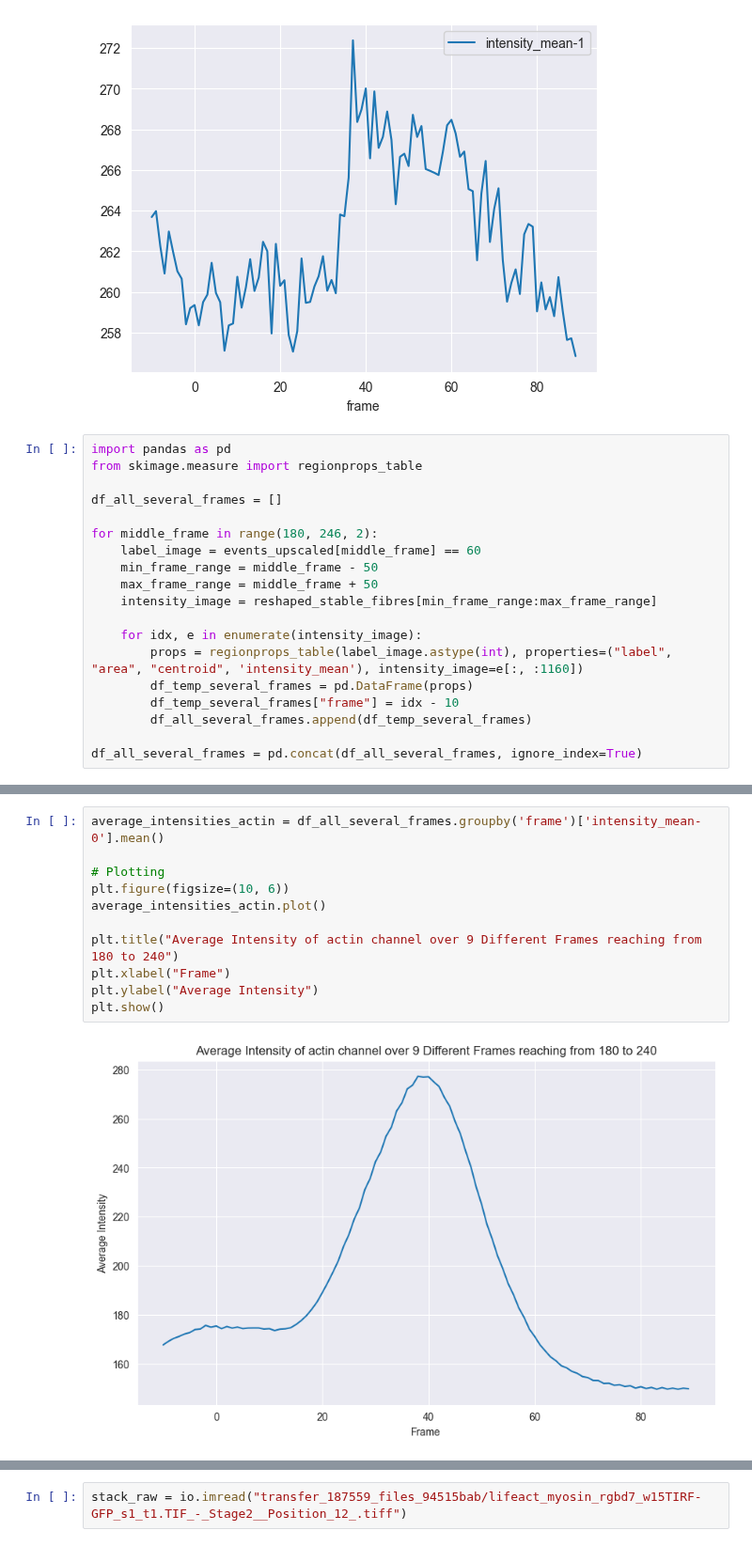
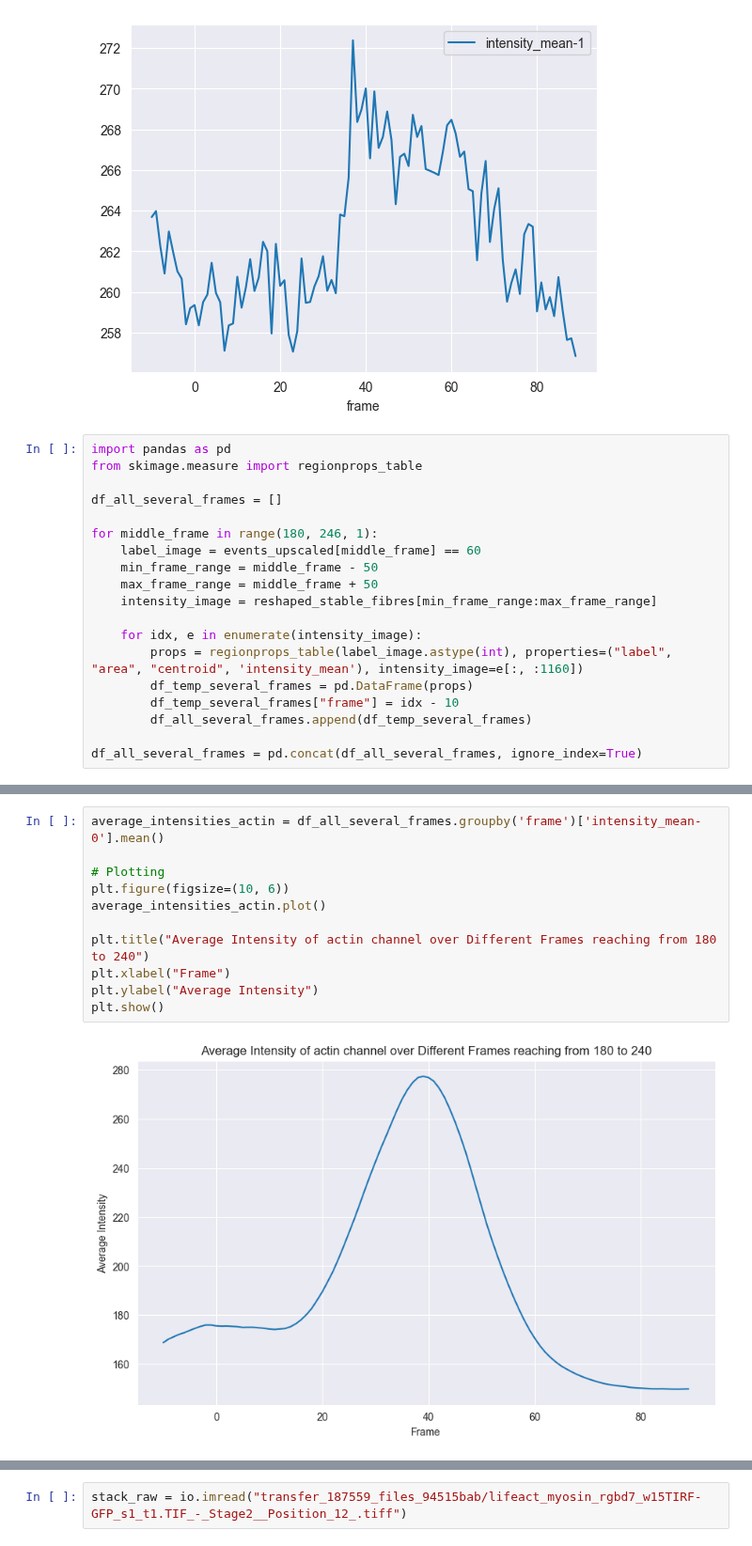
Before and after one commit to leaBroe/arcospx_analysis_quantification_correlation, a Jupyter notebook: cross_correlation.ipynb, the cells around one changed output, grey strips where cells are left out. Shown at 94% size. Saved outputs shown, nothing was run; the diff lists cells and outputs as text.

```diff
--- a/cross_correlation.ipynb
+++ b/cross_correlation.ipynb
@@ -213,7 +213,7 @@ from skimage.measure import regionprops_table
 
 df_all_several_frames = []
 
-for middle_frame in range(180, 246, 2):
+for middle_frame in range(180, 246, 1):
     label_image = events_upscaled[middle_frame] == 60
     min_frame_range = middle_frame - 50
     max_frame_range = middle_frame + 50
@@ -245,16 +245,16 @@ plt.show()
 # %%
 average_intensities_actin = df_all_several_frames.groupby('frame')['intensity_mean-0'].mean()
 
 # Plotting
 plt.figure(figsize=(10, 6))
 average_intensities_actin.plot()
 
-plt.title("Average Intensity of actin channel over 9 Different Frames reaching from 180 to 240")
+plt.title("Average Intensity of actin channel over Different Frames reaching from 180 to 240")
 plt.xlabel("Frame")
 plt.ylabel("Average Intensity")
 plt.show()
 # %% [output]
-[figure, old version]
+[figure, new version]
 # %%
 average_intensities_myosin = df_all_several_frames.groupby('frame')['intensity_mean-1'].mean()
 
```
Also changed, not shown: parts of 4 cells of this notebook.
